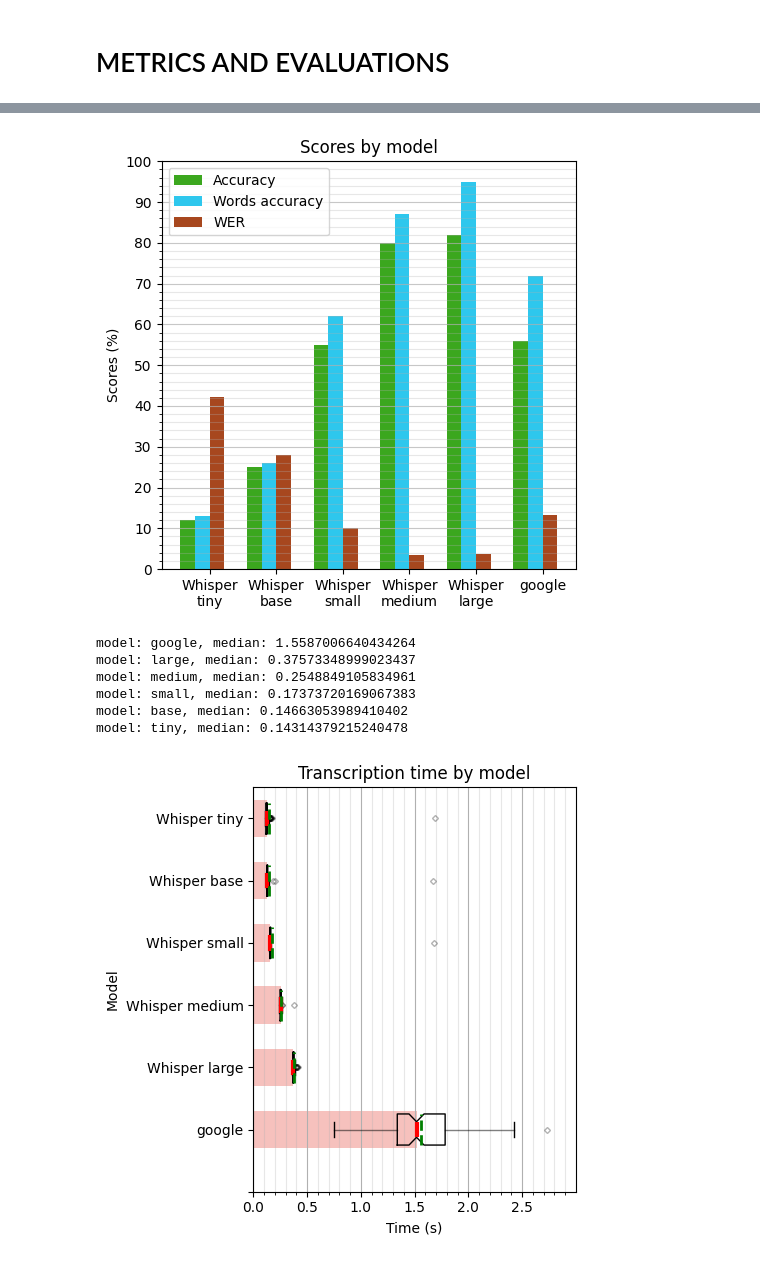
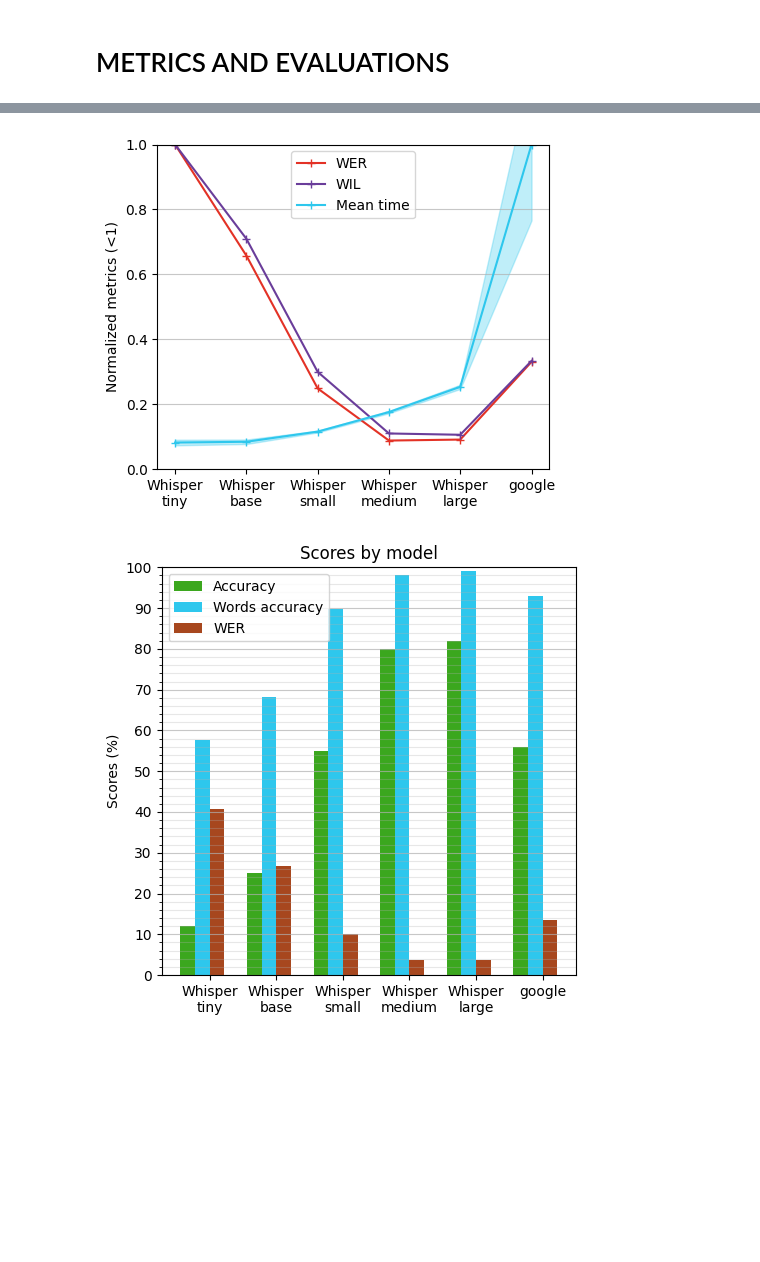
Before and after one commit to eliot-christon/robot-speech-to-speech, a Jupyter notebook: Tools/Evaluation/T8/eval.ipynb, the cells around one changed output, grey strips where cells are left out. Drawn from its saved outputs; the diff is of its cells as text; code cells hidden in the pictures; blank space fills up the shorter version.

```diff
--- a/Tools/Evaluation/T8/eval.ipynb
+++ b/Tools/Evaluation/T8/eval.ipynb
@@ -193,8 +202,10 @@ for model_name in models:
     original_sentences_normalized = normalize_sentences(original_sentences)
 
     acc = accuracy(original_sentences_normalized, transcribed_sentences_normalized)
+    acc2 = accuracy_2(original_sentences_normalized, transcribed_sentences_normalized)
     words_acc = words_accuracy(original_sentences_normalized, transcribed_sentences_normalized)
-    wer_score = wer(original_sentences_normalized, transcribed_sentences_normalized)
+    wer_score = jiwer.wer(original_sentences_normalized, transcribed_sentences_normalized)
+    wil_score = jiwer.wil(original_sentences_normalized, transcribed_sentences_normalized)
 
     with open(f'transcription_time_{model_name}.txt', 'r', encoding='utf-8') as f:
         transcription_time = f.readlines()
@@ -204,14 +215,21 @@ for model_name in models:
 
     data[model_name] = {
         "acc": acc,
+        "acc2": acc2,
         "words_acc": words_acc,
         "wer": wer_score,
-        "transcription_time": transcription_time
+        "wil": wil_score,
+        "transcription_time": transcription_time,
+        "mean_transcription_time": sum(transcription_time) / len(transcription_time),
+        "std_transcription_time": np.std(transcription_time)
     }
 
     print(f"Model: {model_name}")
-    print(f"  Accuracy: {acc}")
-    print(f"  WER: {wer_score}")
+    print(f"  WER           : {round(wer_score*100, 2)}%")
+    print(f"  WIL           : {round(wil_score*100, 2)}%")
+    print(f"  Accuracy      : {round(acc*100, 2)}%")
+    print(f"  Accuracy 2    : {round(acc2*100, 2)}%")
+    print(f"  Words accuracy: {round(words_acc*100, 2)}%")
     print()
 # %% [output]
 Model: tiny
@@ -234,20 +252,50 @@ Model: google
 # %%
 # bar plot of all normalized metrics
 import matplotlib.pyplot as plt
-import numpy as np
 
 
 labels = list(data.keys())
 # add whisper before labels except for google, ex: tiny -> Whisper tiny
 labels_str = ["Whisper\n" + label if label != "google" else label for label in labels]
 
-myacc, mywacc, mywer, mytime = zip(*[data[model_name].values() for model_name in labels])
+myacc, myacc2, mywacc, mywer, mywil, mytime, mymeant, mystdt = zip(*[data[model_name].values() for model_name in labels])
 
 myacc_100 = [100 * acc for acc in myacc]
+myacc2_100 = [100 * acc for acc in myacc2]
 mywacc_100 = [100 * acc for acc in mywacc]
 mywer_100 = [100 * acc for acc in mywer]
+mywil_100 = [100 * acc for acc in mywil]
+mywer_n = [the_wer / max(mywer) for the_wer in mywer]
+mywil_n = [the_wil / max(mywil) for the_wil in mywil]
+mymeant_n = [the_time / max(mymeant) for the_time in mymeant]
+mystdt_n = [the_time / max(mymeant) for the_time in mystdt]
 
 x = np.arange(len(labels))  # the label locations
+
+
+# plot curve WER and WIL and time with incertainty (fill_between)
+
+fig, ax = plt.subplots(figsize=(4.8, 4))  # Adjust figsize as needed
+ax.plot(x, mywer_n, '+-', label='WER', color='#E33226')
+ax.plot(x, mywil_n, '+-', label='WIL', color='#6A3D9A')
+ax.plot(x, mymeant_n, '+-', label='Mean time', color='#2EC7ED')
+ax.fill_between(x, [mymeant_n[i] - mystdt_n[i] for i in range(len(mymeant_n))], [mymeant_n[i] + mystdt_n[i] for i in range(len(mymeant_n))], color='#2EC7ED', alpha=0.3)
+# Add some text for labels, title and custom x-axis tick labels, etc.
+# find the operating point mean of (intersection between WER and time) and (intersection between WIL and time)
+
+if FRENCH:
+    ax.set_ylabel('Métriques normalisées (<1)')
+else:
+    ax.set_ylabel('Normalized metrics (<1)')
+ax.set_xticks(x)
+ax.set_xticklabels(labels_str)
+ax.grid(axis='y', alpha=0.7)
+ax.set_ylim([0, 1])
+ax.legend()
+fig.tight_layout()
+plt.savefig('plots/scores_time.png', dpi=300)
+plt.show()
+
 
 fig, ax = plt.subplots(figsize=(5, 5))  # Adjust figsize as needed
 # 3 rects for each model
@@ -307,47 +355,32 @@ for flier in bp['fliers']:
     flier.set(marker ='D',
               markersize = 3,
               color ='#e7298a',
               alpha = 0.3)
 # adding bars in the background, from 0 to the median
 for i in range(len(labels)-1):
     ax.barh(y[i+1], bp['medians'][i].get_xdata()[0], color='#E33226', alpha=0.3, height=0.6)
-    print(f"model: {labels[i+1]}, median: {bp['means'][i].get_xdata()[0]}")
 # Add some text for labels, title and custom x-axis tick labels, etc.
 
 if FRENCH:
     ax.set_xlabel('Temps (s)')
     ax.set_ylabel('Modèle')
     ax.set_title('Temps de transcription par modèle')
 else:
     ax.set_xlabel('Time (s)')
     ax.set_ylabel('Model')
     ax.set_title('Transcription time by model')
 major_ticks = np.arange(0, 3, 0.5)
 minor_ticks = np.arange(0, 3, 0.1)
 ax.set_xticks(major_ticks)
 ax.set_xticks(minor_ticks, minor=True)
 ax.set_yticks(y)
 ax.set_yticklabels(labels_str)
 ax.grid(axis='x')
 ax.set_xlim([0, 3])
 ax.grid(which='minor', alpha=0.3)
 fig.tight_layout()
 plt.savefig('plots/transcription_time.png')
 plt.show()
-
-
-
-# plot of transcription time mean +- std
-for model_name in models:
-    mean = np.mean(data[model_name]["transcription_time"])
-    std = np.std(data[model_name]["transcription_time"])
-    print(f"Model: {model_name}, mean: {mean}, std: {std}, time: {round(mean, 2)} +- {round(std, 2)}")
 # %% [output]
-[figure, old version]
+[figure, new version]
-model: google, median: 1.5587006640434264
-model: large, median: 0.37573348999023437
-model: medium, median: 0.2548849105834961
-model: small, median: 0.17373720169067383
-model: base, median: 0.14663053989410402
-model: tiny, median: 0.14314379215240478
-[figure, old version]
+[figure, new version]
```
Also changed, not shown: parts of 7 cells of this notebook, 3 other files.
